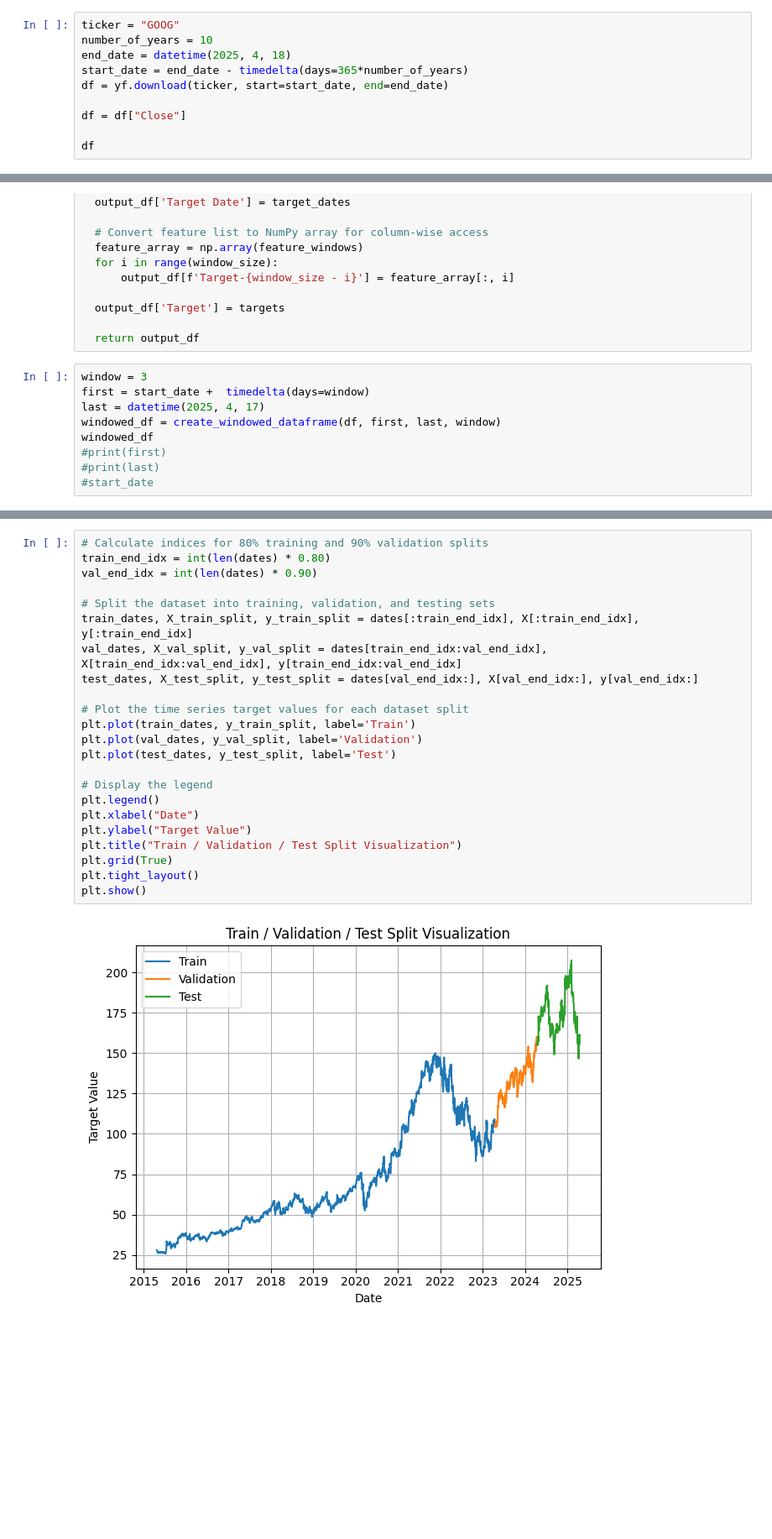
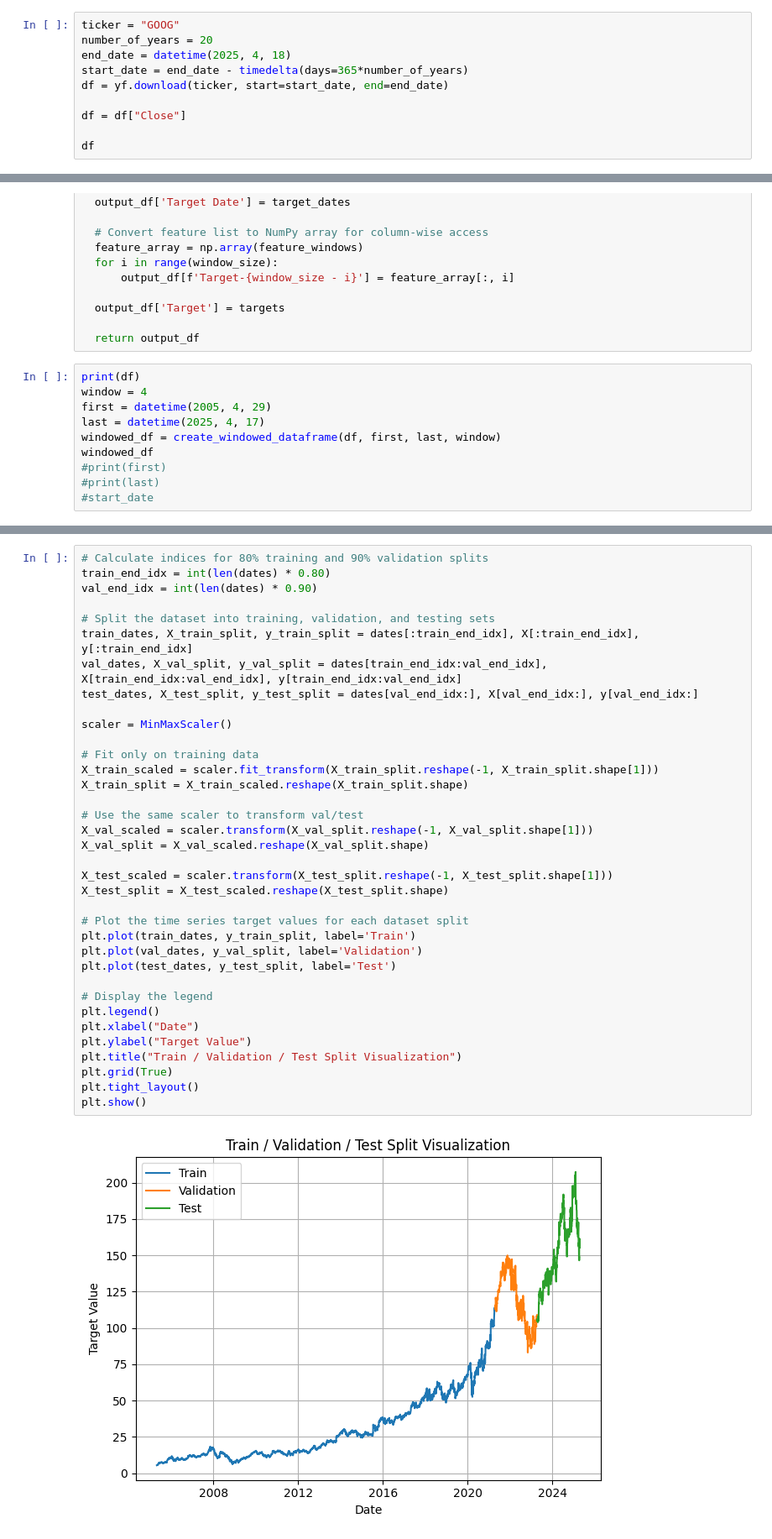
Before and after one commit to swatkat20/Stock-Forecasting-Using-LSTM-, a Jupyter notebook: Model.ipynb, the cells around one changed output, grey strips where cells are left out. Shown at 84% size. Drawn from its saved outputs; the diff is of its cells as text; blank space fills up the shorter version.

Commit message:
Added min max scaler and changed few parameters

```diff
--- a/Model.ipynb
+++ b/Model.ipynb
@@ -76,7 +76,7 @@ import matplotlib.pyplot as plt
 from sklearn.preprocessing import MinMaxScaler
 # %%
 ticker = "GOOG"
-number_of_years = 10
+number_of_years = 20
 end_date = datetime(2025, 4, 18)
 start_date = end_date - timedelta(days=365*number_of_years)
 df = yf.download(ticker, start=start_date, end=end_date)
@@ -165,8 +164,9 @@ def create_windowed_dataframe(dataframe, start_date, end_date, window_size=3):
 
   return output_df
 # %%
-window = 3
-first = start_date +  timedelta(days=window)
+print(df)
+window = 4
+first = datetime(2005, 4, 29)
 last = datetime(2025, 4, 17)
 windowed_df = create_windowed_dataframe(df, first, last, window)
 windowed_df
@@ -212,28 +227,41 @@ dates.shape, X.shape, y.shape
 # %%
 # Calculate indices for 80% training and 90% validation splits
 train_end_idx = int(len(dates) * 0.80)
 val_end_idx = int(len(dates) * 0.90)
 
 # Split the dataset into training, validation, and testing sets
 train_dates, X_train_split, y_train_split = dates[:train_end_idx], X[:train_end_idx], y[:train_end_idx]
 val_dates, X_val_split, y_val_split = dates[train_end_idx:val_end_idx], X[train_end_idx:val_end_idx], y[train_end_idx:val_end_idx]
 test_dates, X_test_split, y_test_split = dates[val_end_idx:], X[val_end_idx:], y[val_end_idx:]
+
+scaler = MinMaxScaler()
+
+# Fit only on training data
+X_train_scaled = scaler.fit_transform(X_train_split.reshape(-1, X_train_split.shape[1]))
+X_train_split = X_train_scaled.reshape(X_train_split.shape)
+
+# Use the same scaler to transform val/test
+X_val_scaled = scaler.transform(X_val_split.reshape(-1, X_val_split.shape[1]))
+X_val_split = X_val_scaled.reshape(X_val_split.shape)
+
+X_test_scaled = scaler.transform(X_test_split.reshape(-1, X_test_split.shape[1]))
+X_test_split = X_test_scaled.reshape(X_test_split.shape)
 
 # Plot the time series target values for each dataset split
 plt.plot(train_dates, y_train_split, label='Train')
 plt.plot(val_dates, y_val_split, label='Validation')
 plt.plot(test_dates, y_test_split, label='Test')
 
 # Display the legend
 plt.legend()
 plt.xlabel("Date")
 plt.ylabel("Target Value")
 plt.title("Train / Validation / Test Split Visualization")
 plt.grid(True)
 plt.tight_layout()
 plt.show()
 # %% [output]
-[figure, old version]
+[figure, new version]
 # %%
 from tensorflow.keras.models import Sequential
 from tensorflow.keras.optimizers import Adam
```
Also changed, not shown: parts of 6 cells of this notebook.
